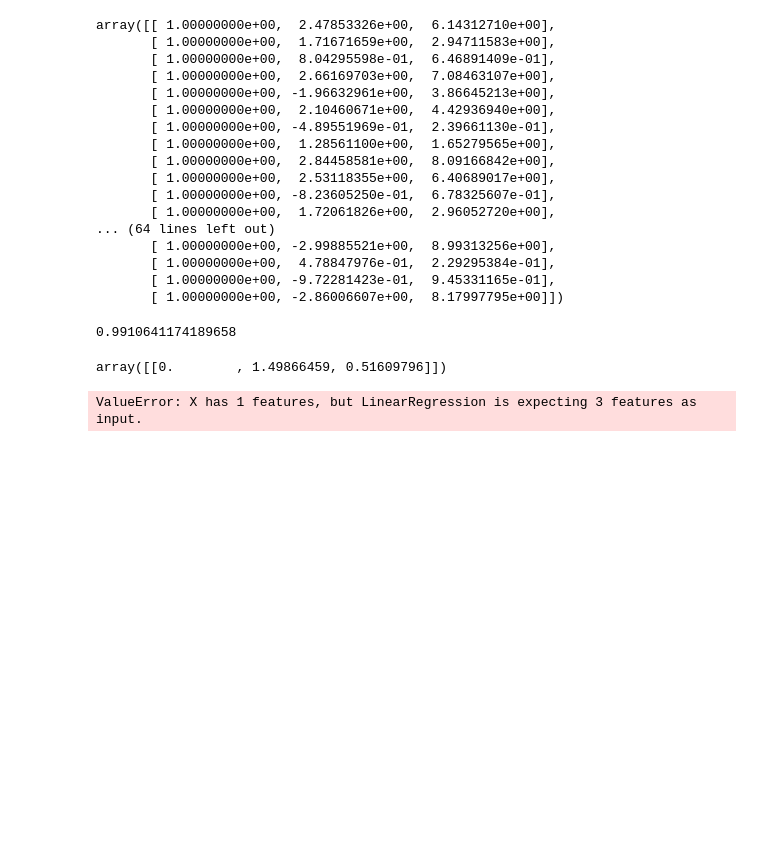
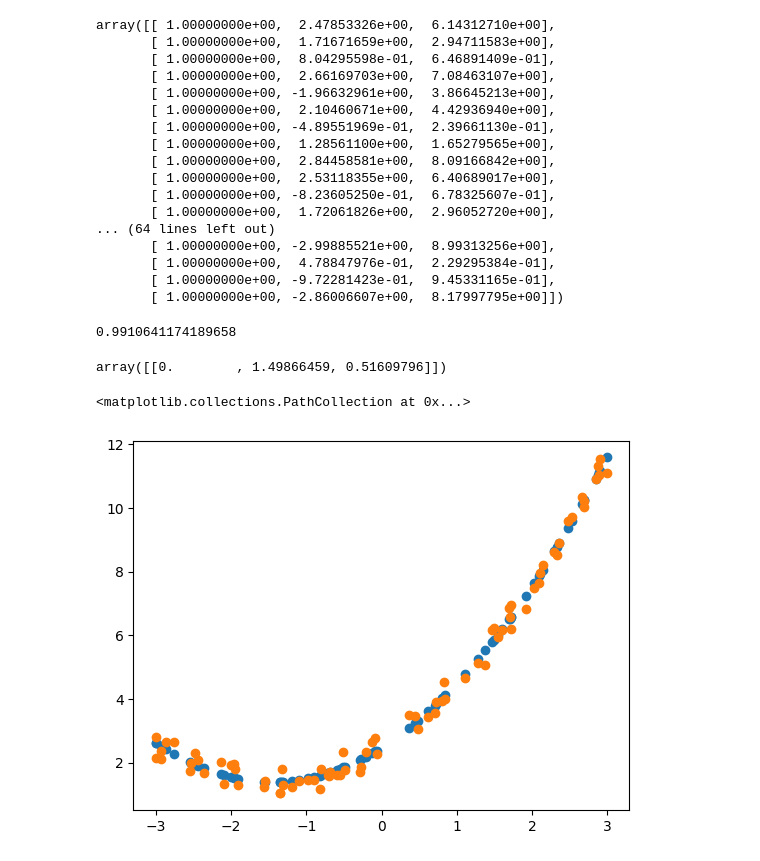
Before and after one commit to KinshukSaini/Polynomial-Regression, a Jupyter notebook: Polynomial_regression.ipynb, the cells around one changed output. Cells and saved outputs as stored; diff of their text form; code cells hidden in the pictures; blank space fills up the shorter version.

```diff
--- a/Polynomial_regression.ipynb
+++ b/Polynomial_regression.ipynb
@@ -56,7 +56,8 @@ regression.coef_
 # %% [output]
 array([[0.        , 1.49866459, 0.51609796]])
 # %%
-plt.scatter(X_test, regression.predict(X_train_poly))
+plt.scatter(X_train, regression.predict(X_train_poly))
 plt.scatter(X_train, y_train)
 # %% [output]
-ValueError: X has 1 features, but LinearRegression is expecting 3 features as input.
+<matplotlib.collections.PathCollection at 0x...>
+[figure, added]
```
